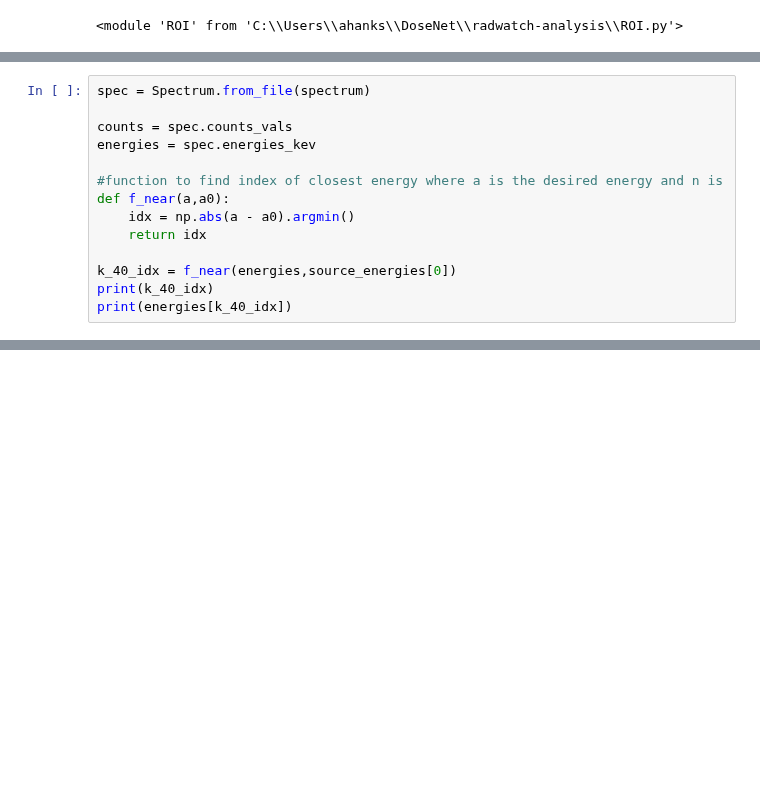
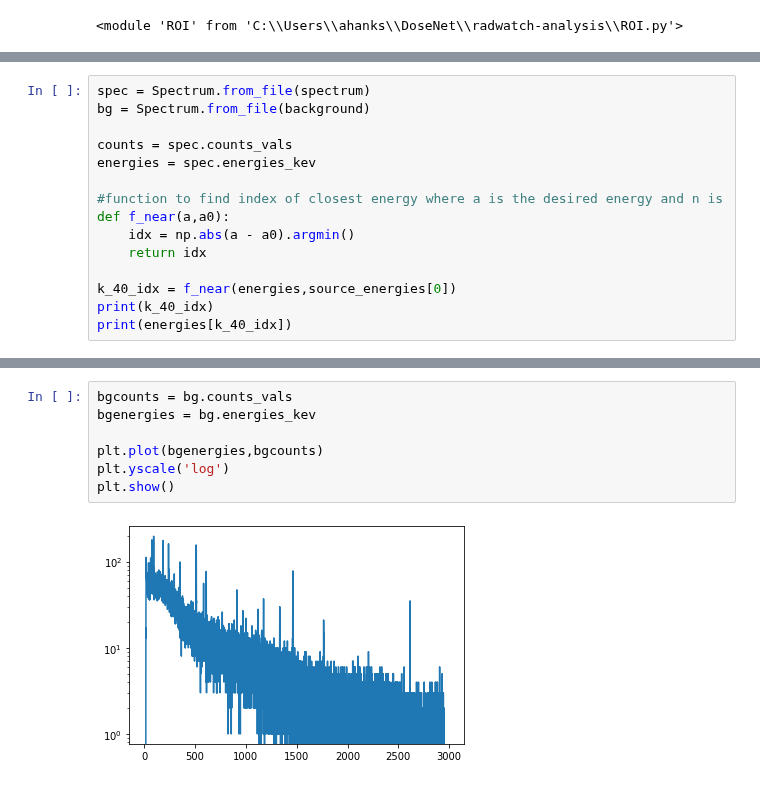
Before and after one commit to bearing/radwatch-analysis, a Jupyter notebook: Peak-Counts-Analysis.ipynb, the cells around one changed output, grey strips where cells are left out. Drawn from its saved outputs; the diff is of its cells as text; blank space fills up the shorter version.

```diff
--- a/Peak-Counts-Analysis.ipynb
+++ b/Peak-Counts-Analysis.ipynb
@@ -36,6 +38,7 @@ SpeFile: Reading file C:\Users\ahanks\Google Drive\RadWatch\Gamma\Gamma Spectra\
 [51548.5] [57966.79400977]
 # %%
 spec = Spectrum.from_file(spectrum)
+bg = Spectrum.from_file(background)
 
 counts = spec.counts_vals
 energies = spec.energies_kev
@@ -95,0 +122,9 @@ ax.set_yscale('log')
+# %%
+bgcounts = bg.counts_vals
+bgenergies = bg.energies_kev
+
+plt.plot(bgenergies,bgcounts)
+plt.yscale('log')
+plt.show()
+# %% [output]
+[figure, added]
```
Also changed, not shown: parts of 8 cells of this notebook.
